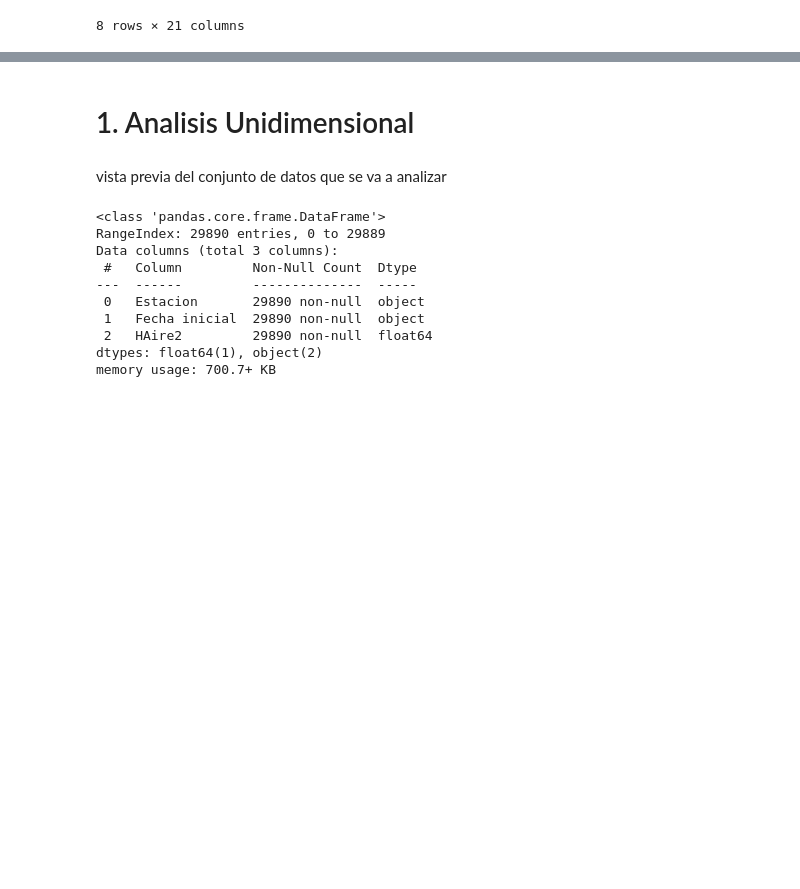
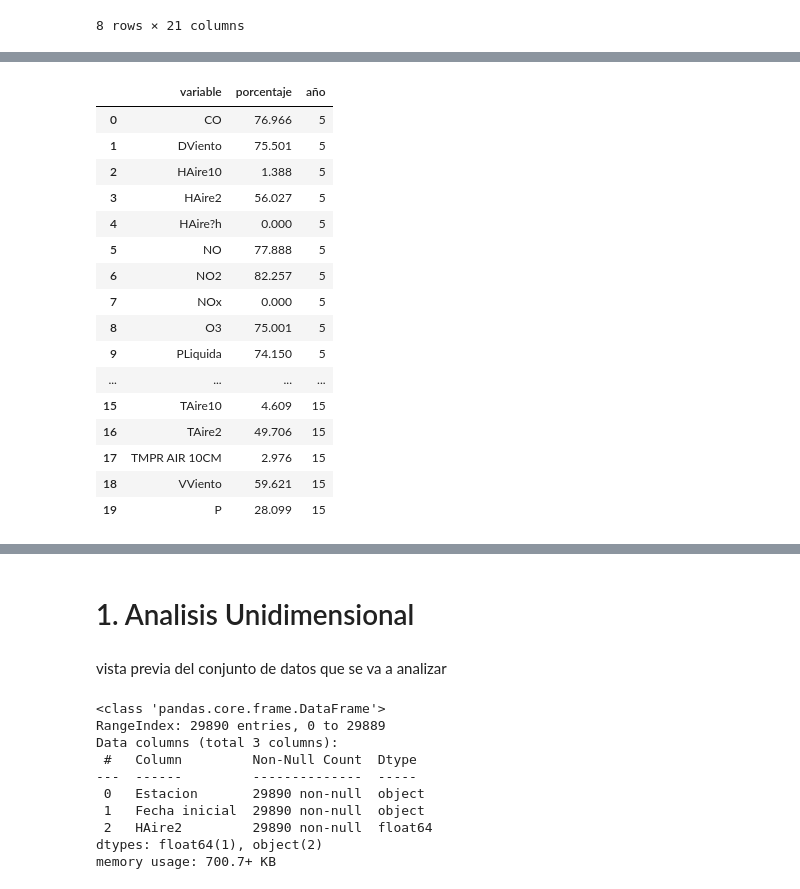
Before and after one commit to josejjgs1923/proyecto-analisis-calidad-aire-bogota, a Jupyter notebook: Analisis datos calidad aire.ipynb, the cells around one changed output, grey strips where cells are left out. Drawn from its saved outputs; the diff is of its cells as text; code cells hidden in the pictures; blank space fills up the shorter version.

```diff
--- a/Analisis datos calidad aire.ipynb
+++ b/Analisis datos calidad aire.ipynb
@@ -143,0 +175,20 @@ Index(['Estacion', 'Fecha inicial', 'CO', 'DViento', 'HAire10', 'HAire2',
+# %%
+conteo_fracc
+# %% [output]
+|  | variable | porcentaje | año |
+| 0 | CO | 76.966 | 5 |
+| 1 | DViento | 75.501 | 5 |
+| 2 | HAire10 | 1.388 | 5 |
+| 3 | HAire2 | 56.027 | 5 |
+| 4 | HAire?h | 0.000 | 5 |
+| 5 | NO | 77.888 | 5 |
+| 6 | NO2 | 82.257 | 5 |
+| 7 | NOx | 0.000 | 5 |
+| 8 | O3 | 75.001 | 5 |
+| 9 | PLiquida | 74.150 | 5 |
+| ... | ... | ... | ... |
+| 15 | TAire10 | 4.609 | 15 |
+| 16 | TAire2 | 49.706 | 15 |
+| 17 | TMPR AIR 10CM | 2.976 | 15 |
+| 18 | VViento | 59.621 | 15 |
+| 19 | P | 28.099 | 15 |
```
Also changed, not shown: parts of 28 cells of this notebook.
